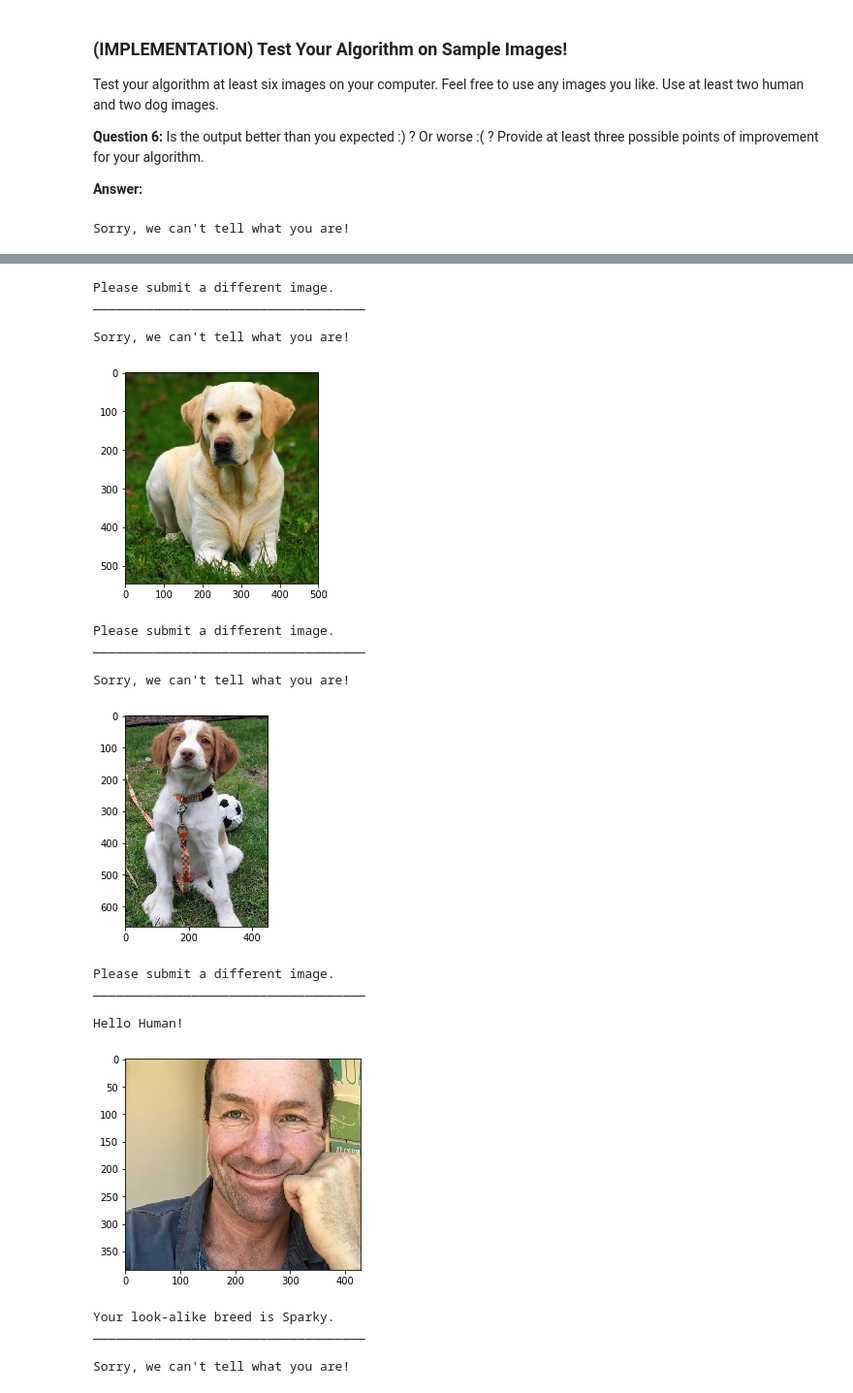
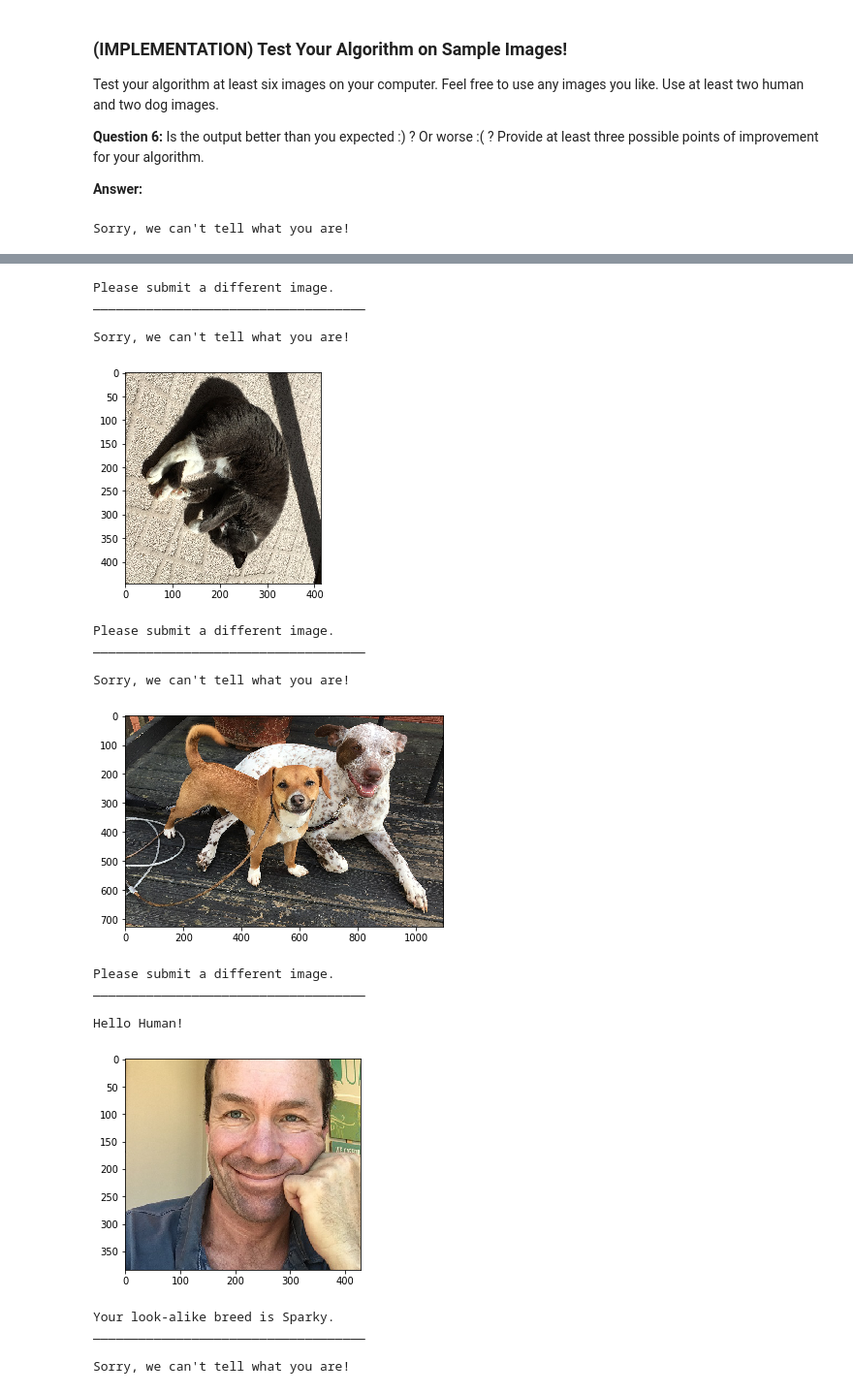
Before and after one commit to krismatson/dog-project, a Jupyter notebook: dog_app.ipynb, the cells around one changed output, grey strips where cells are left out. Shown at 97% size. Drawn from its saved outputs; the diff is of its cells as text; code cells hidden in the pictures.

Commit message:
new test image updates

```diff
--- a/dog_app.ipynb
+++ b/dog_app.ipynb
@@ -1037,13 +1037,13 @@ __Answer:__
 ## Feel free to use as many code cells as needed.
 
 # create image list for testing of at least six images, with at least two human and two dog images
-test_images = ["./images/Curly-coated_retriever_03896.jpg",
-               "./images/Labrador_retriever_06457.jpg",
-               "./images/Brittany_02625.jpg",
-               "./images/IMG_0309_crop.jpg",
-               "./images/IMG_9834.JPG",
-               "./images/IMG_0077.JPG",
-               "./images/American_water_spaniel_00648.jpg",
+test_images = ["./test_images/moose.JPG",
+               "./test_images/sleeping_cat.jpg",
+               "./test_images/two_dogs.JPG",
+               "./test_images/kcm_crop.jpg",
+               "./test_images/girl_with_birds.JPG",
+               "./test_images/boy_beach.JPG",
+               "./test_images/Beagle_Upsy.jpg",
               ]
 
 # verify image list meets requirements
@@ -1058,13 +1058,13 @@ Sorry, we can't tell what you are!
 Please submit a different image.
 ____________________________________
 
 Sorry, we can't tell what you are!
-[figure, old version]
+[figure, new version]
 Please submit a different image.
 ____________________________________
 
 Sorry, we can't tell what you are!
-[figure, old version]
+[figure, new version]
 Please submit a different image.
 ____________________________________
 
```
Also changed, not shown: parts of 1 cell of this notebook.
